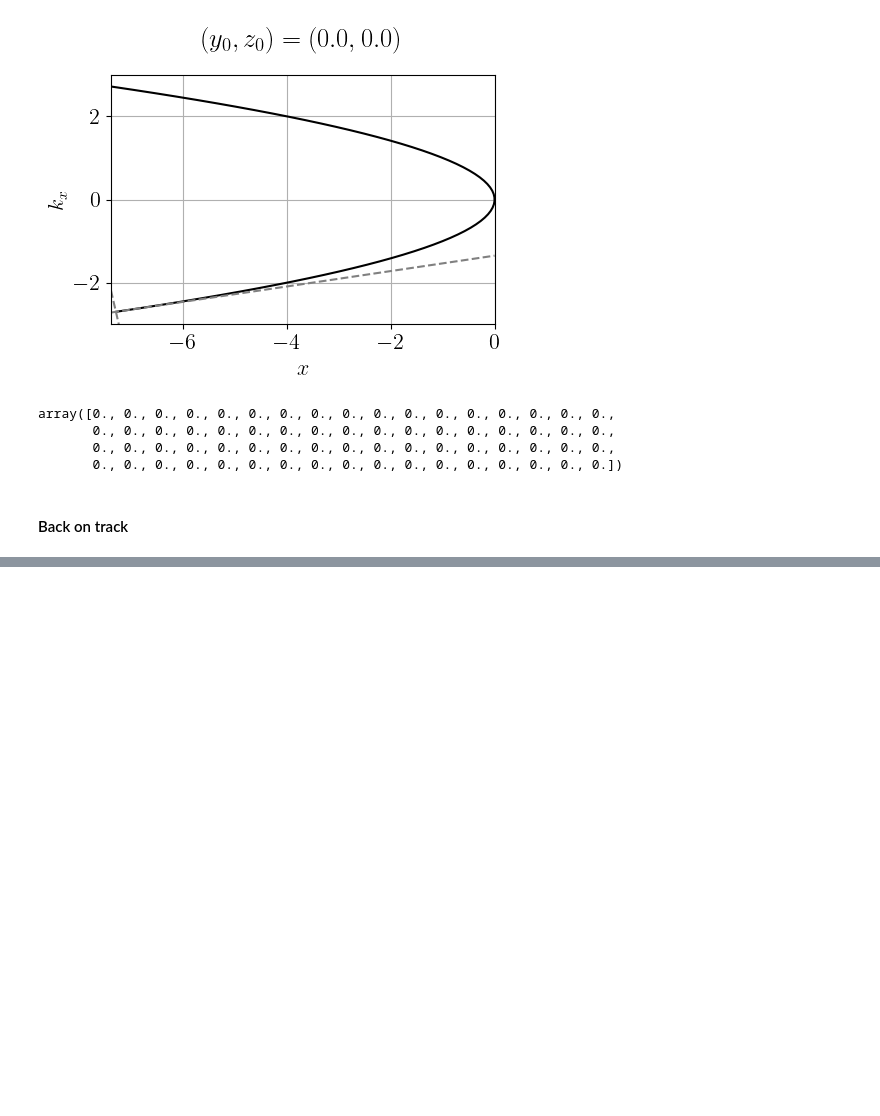
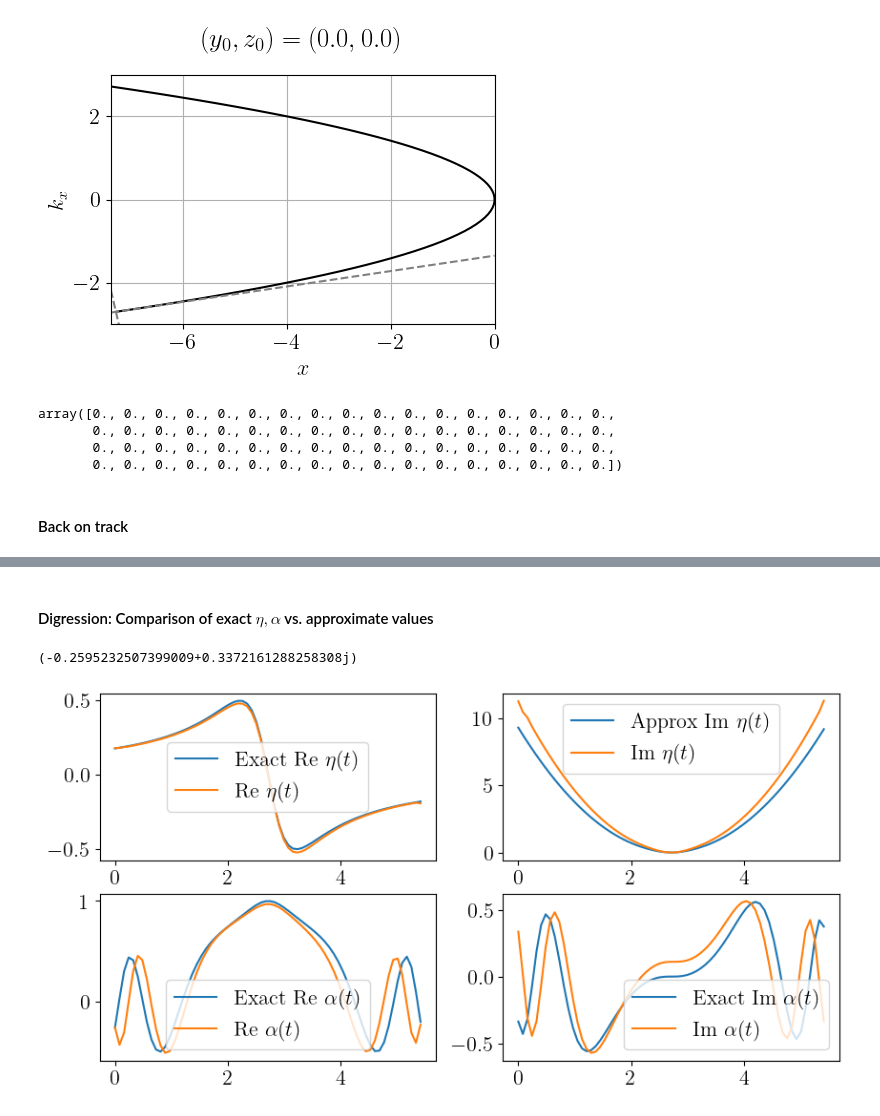
Before and after one commit to runehoejlund/plasma-ray-tracer, a Jupyter notebook: MGO/mgo.ipynb, the cells around one changed output, grey strips where cells are left out. Saved outputs shown, nothing was run; the diff lists cells and outputs as text; code cells hidden in the pictures; blank space fills up the shorter version.

```diff
--- a/MGO/mgo.ipynb
+++ b/MGO/mgo.ipynb
@@ -344,0 +404,36 @@ for i1, t0 in enumerate(t[:10]):
+# %% [markdown]
+#### Digression: Comparison of exact $\eta, \alpha$ vs. approximate values
+# %%
+eta_t_ex = (2*ks_ex/(v_ex**2)
+              + 1j*(
+                  (20*(ks_ex**6) + 11*(ks_ex**4) + 2*(ks_ex**2))
+                  / ( v_ex**4 )))
+alpha_t_ex = np.exp(- np.log(np.sqrt(v_ex))
+              - 1j * (2*ks_ex**3 / 3)
+              + 1j * (ks_ex**5 / (v_ex**2)))
+
+# alpha_t_ex = (1/np.sqrt(v_ex)) * np.exp( - 1j * (2*ks_ex**3 / 3) + 1j * (ks_ex**5 / (v_ex**2)))
+# %%
+np.conj(alpha_t_ex[0, 0, 0] / alpha_t[0])
+# %% [output]
+(-0.2595232507399009+0.3372161288258308j)
+# %%
+fig, axes = plt.subplots(2, 2, figsize=(10, 5))
+axes[0, 0].plot(t, np.real(eta_t_ex[:, 0, 0]), label=r'Exact Re $\eta(t)$')
+axes[0, 0].plot(t, np.real(eta_t), label=r'Re $\eta(t)$')
+axes[0, 0].legend()
+
+axes[0, 1].plot(t, np.imag(eta_t_ex[:, 0, 0]), label=r'Approx Im $\eta(t)$')
+axes[0, 1].plot(t, np.imag(eta_t), label=r'Im $\eta(t)$')
+axes[0, 1].legend()
+
+axes[1, 0].plot(t, np.real(alpha_t_ex[:, 0, 0]), label=r'Exact Re $\alpha(t)$')
+axes[1, 0].plot(t, np.real(alpha_t * np.conj(alpha_t_ex[0, 0, 0] / alpha_t[0])), label=r'Re $\alpha(t)$')
+axes[1, 0].legend()
+
+axes[1, 1].plot(t, np.imag(alpha_t_ex[:, 0, 0]), label=r'Exact Im $\alpha(t)$')
+axes[1, 1].plot(t, np.imag(alpha_t * np.conj(alpha_t_ex[0, 0, 0] / alpha_t[0])), label=r'Im $\alpha(t)$')
+axes[1, 1].legend()
+plt.show()
+# %% [output]
+[figure, added]
```
Also changed, not shown: parts of 21 cells of this notebook, 1 other file.
